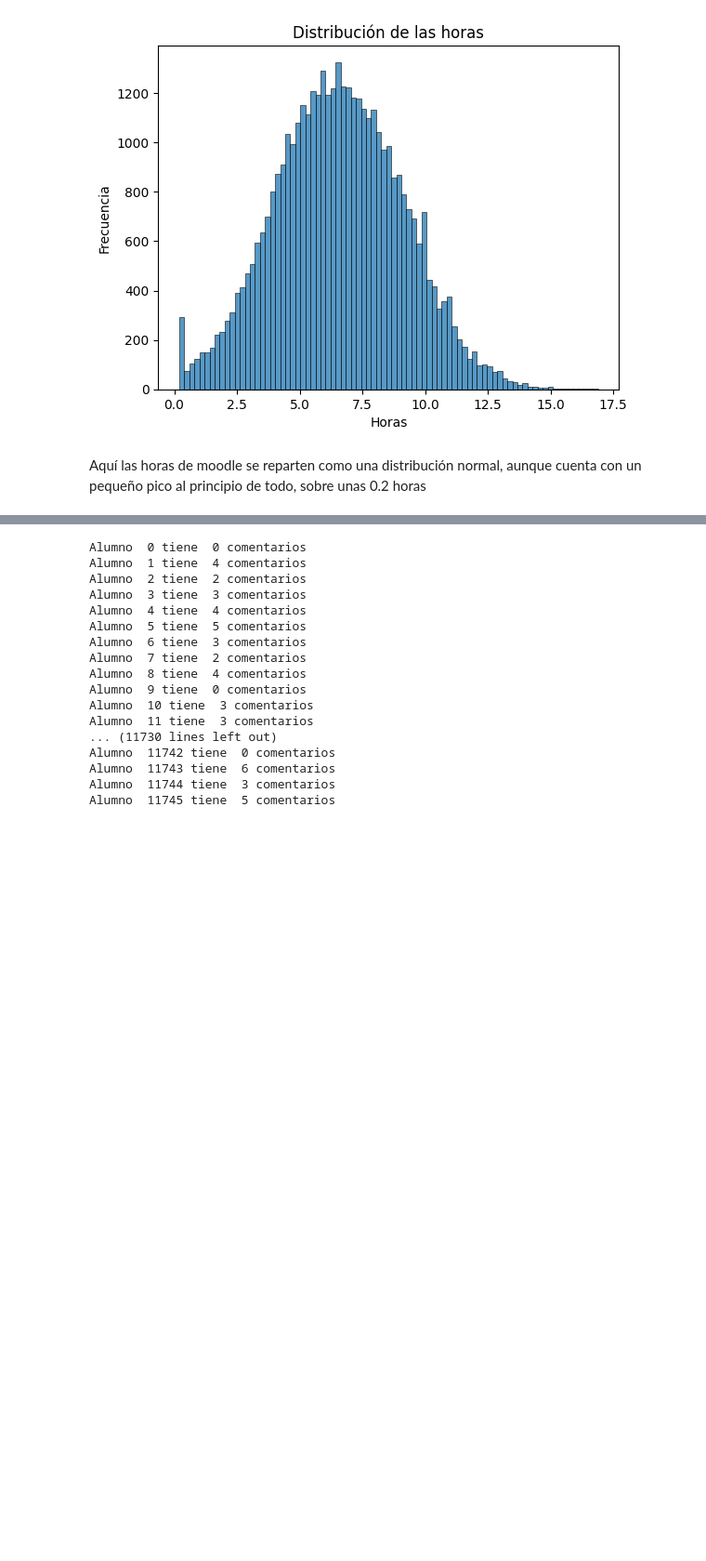
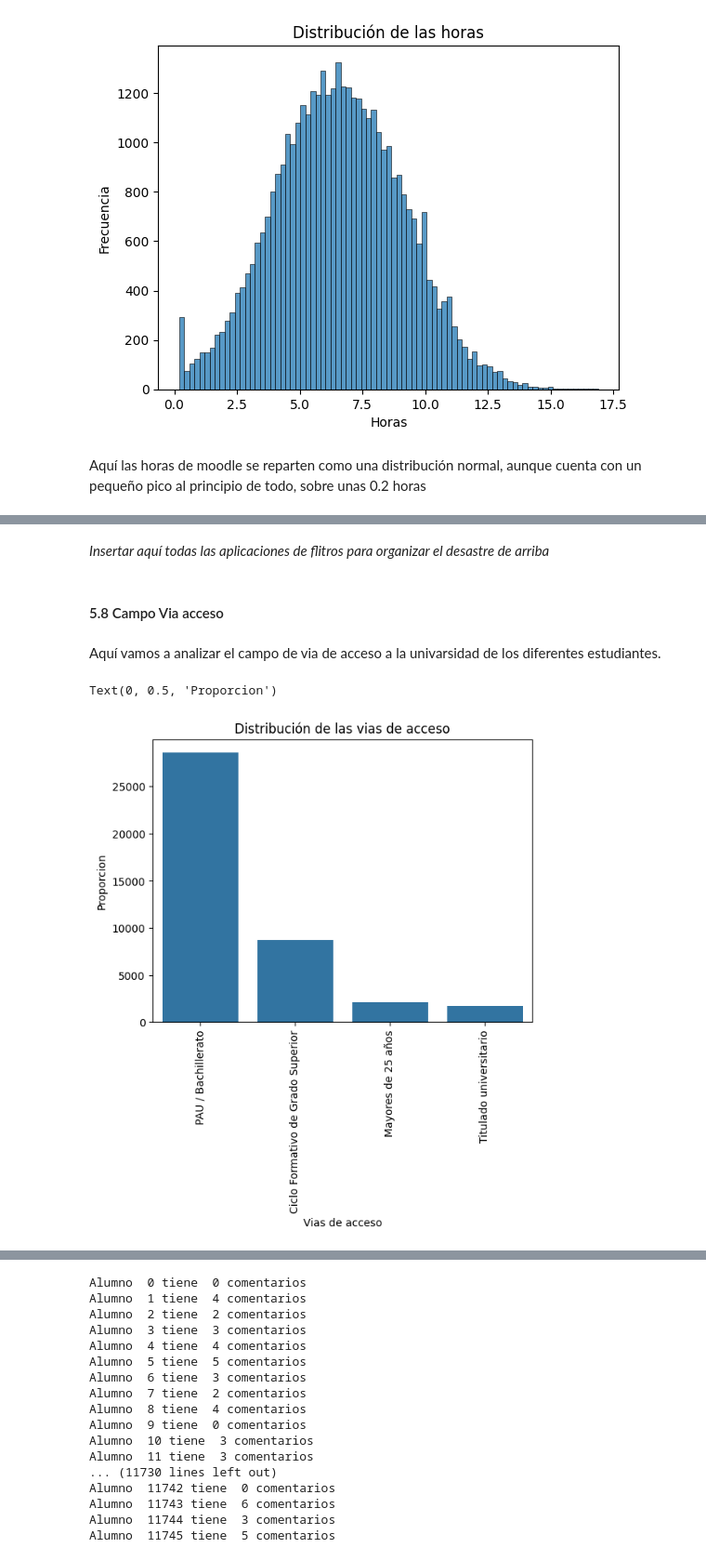
Before and after one commit to GuillermoMorcillo/Practica1Mineria, a Jupyter notebook: Práctica 1 - Análisis, procesamiento y validación .ipynb, the cells around one changed output, grey strips where cells are left out. Shown at 93% size. Saved outputs shown, nothing was run; the diff lists cells and outputs as text; code cells hidden in the pictures; blank space fills up the shorter version.

```diff
--- a/Práctica 1 - Análisis, procesamiento y validación .ipynb
+++ b/Práctica 1 - Análisis, procesamiento y validación .ipynb
@@ -423,0 +412,18 @@ Aquí las horas de moodle se reparten como una distribución normal, aunque cuen
+# %% [markdown]
+_Insertar aquí todas las aplicaciones de flitros para organizar el desastre de arriba_
+# %% [markdown]
+#### 5.8 Campo Via acceso
+# %% [markdown]
+Aquí vamos a analizar el campo de via de acceso a la univarsidad de los diferentes estudiantes.
+# %%
+df_via_acceso = df_train["via_acceso"]
+df_via_acceso = df_via_acceso.value_counts()
+
+sns.barplot(df_via_acceso)
+plt.title("Distribución de las vias de acceso")
+plt.xlabel("Vias de acceso")
+plt.xticks(rotation=90)
+plt.ylabel("Proporcion")
+# %% [output]
+Text(0, 0.5, 'Proporcion')
+[figure, added]
```
Also changed, not shown: parts of 9 cells of this notebook.
